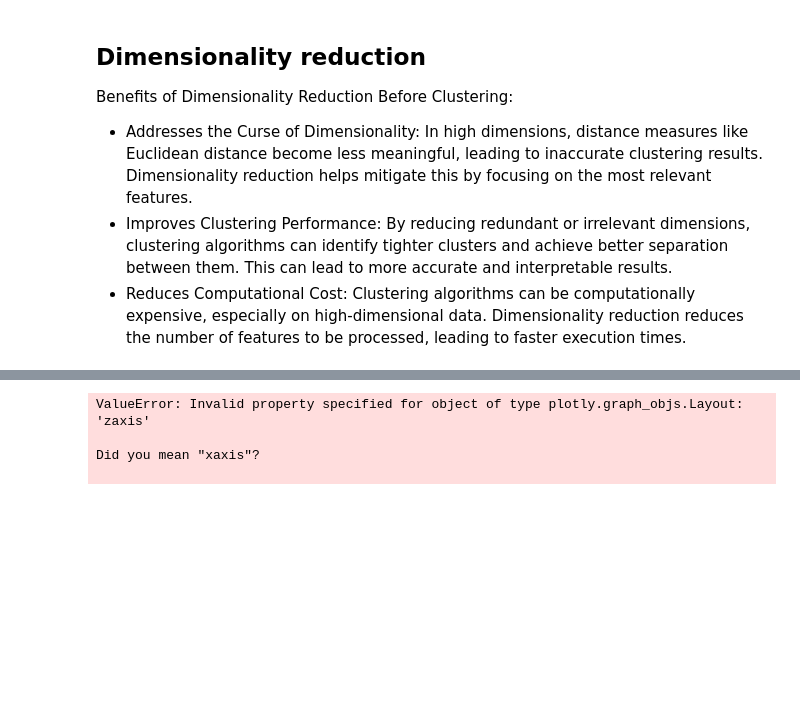
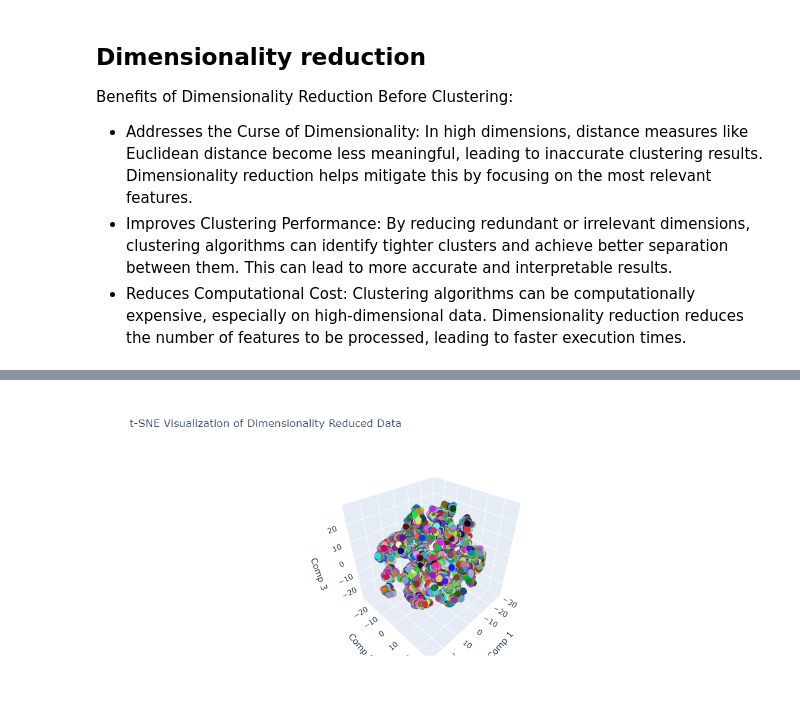
Before and after one commit to yuvraaj2002/InsightSphere, a Jupyter notebook: Notebook/Code.ipynb, the cells around one changed output, grey strips where cells are left out. Saved outputs shown, nothing was run; the diff lists cells and outputs as text; code cells hidden in the pictures; blank space fills up the shorter version.

Commit message:
Scaled the features, performed Dimensionality reduction using TSNE and plotted 3d scatter plot

```diff
--- a/Notebook/Code.ipynb
+++ b/Notebook/Code.ipynb
@@ -124,4 +124,7 @@ Benefits of Dimensionality Reduction Before Clustering:
 - Improves Clustering Performance: By reducing redundant or irrelevant dimensions, clustering algorithms can identify tighter clusters and achieve better separation between them. This can lead to more accurate and interpretable results.
 - Reduces Computational Cost: Clustering algorithms can be computationally expensive, especially on high-dimensional data. Dimensionality reduction reduces the number of features to be processed, leading to faster execution times.
 # %%
-new_df.
+# Dimensionality reduction using TSNE
+tsne = TSNE(n_components=3)
+
+reduced_data = tsne.fit_transform(scaled_data)
@@ -152,3 +131,3 @@ tsne_reduced_data = tsne.fit_transform(data)
 # %%
 # Define colors for better visualization (replace with your own logic)
-colors = np.random.rand(100, 3)  # Random colors for 100 samples
+colors = np.random.rand(len(scaled_data), 3)
@@ -223,20 +134,30 @@ fig.show()
-# %%
-# Layout for the plot
-layout = go.Layout(
-    title="Dimensionality Reduction Visualization (PCA vs. t-SNE)",
-    xaxis_title="PC1",
-    yaxis_title="PC2",
-    zaxis_title="PC3",
-    legend_title="Technique",
-)
-
-# Combine traces and layout
-fig = go.Figure(data=[pca_trace, tsne_trace], layout=layout)
-
-# Display the plot
-fig.show()
-# %% [output]
-ValueError: Invalid property specified for object of type plotly.graph_objs.Layout: 'zaxis'
-
-Did you mean "xaxis"?
-
+# %%
+# Create a 3D scatter plot using Plotly
+fig = make_subplots(specs=[[{"type": "scatter3d"}]])
+
+tsne_trace = go.Scatter3d(
+    x=reduced_data[:, 0],
+    y=reduced_data[:, 1],
+    z=reduced_data[:, 2],
+    mode='markers',
+    marker=dict(size=6, color=colors),
+    name='t-SNE'
+)
+
+fig.add_trace(tsne_trace)
+
+# Set plot title and axis labels
+fig.update_layout(
+    title='t-SNE Visualization of Dimensionality Reduced Data',
+    scene=dict(
+        xaxis_title='Comp 1',
+        yaxis_title='Comp 2',
+        zaxis_title='Comp 3'
+    ),
+    height=500
+)
+
+# Render the plot
+fig.show()
+# %% [output]
+[figure, added]
```
Also changed, not shown: parts of 5 cells of this notebook.
